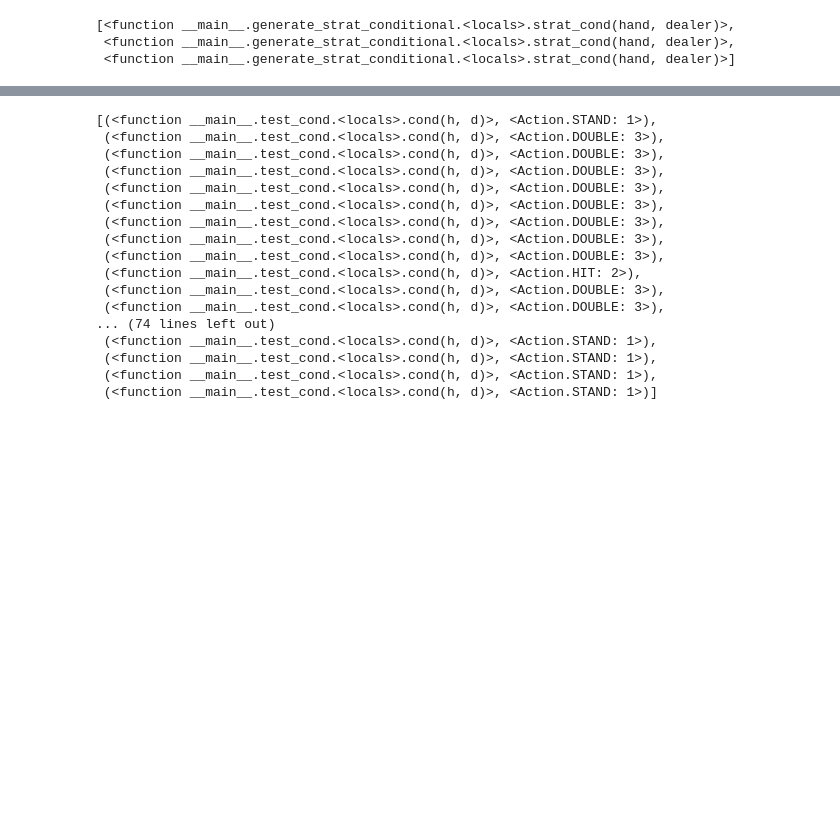
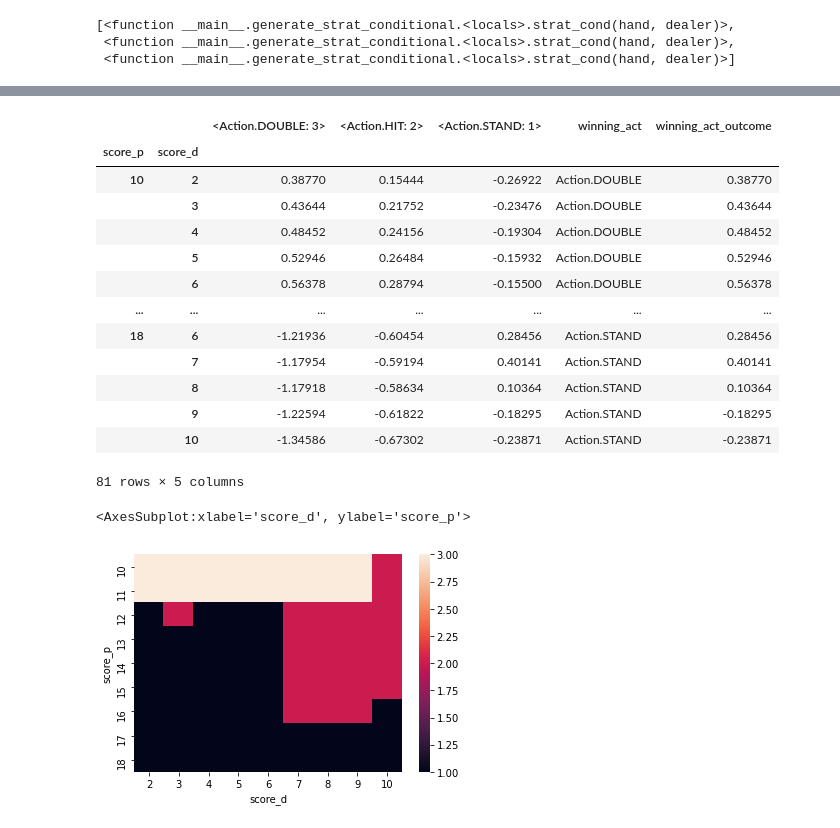
Before and after one commit to sdvinay/blackjack, a Jupyter notebook: Blackjack_sim.ipynb, the cells around one changed output, grey strips where cells are left out. Drawn from its saved outputs; the diff is of its cells as text; code cells hidden in the pictures; blank space fills up the shorter version.

Commit message:
Visualizations for strategies

```diff
--- a/Blackjack_sim.ipynb
+++ b/Blackjack_sim.ipynb
@@ -482,9 +477,18 @@ strategy
 def find_winning_action(score_p, score_d, n):
     cond, summary = test_cond(score_p, score_d, n)
     outcomes = summary['mean_outcome']
+    # Find the winning strategy
     winner = outcomes[outcomes==outcomes.max()].index[0]
     winning_act = [a for a in ACTIONS if repr(a)==winner][0]
-    return (cond, winning_act)
+
+    # Convert results to a dict
+    run = outcomes.to_dict()
+    run['score_p'] = score_p
+    run['score_d'] = score_d
+    run['winning_act'] = winning_act
+    run['winning_act_outcome'] = outcomes.max()
+
+    return (cond, run)
 
 find_winning_action(10, 6, 200)
 # %% [output]
@@ -517,0 +511,3 @@ strategy
+# %%
+conds = [find_winning_action(p, d, 100*1000) for p in range(10, 19) for d in range(2, 11)]
+conds
@@ -518,20 +532,24 @@ strategy
 # %%
-conds
+outputs = pd.DataFrame([data for _, data in conds]).set_index(['score_p', 'score_d'])
+outputs
 # %% [output]
+|  |  | <Action.DOUBLE: 3> | <Action.HIT: 2> | <Action.STAND: 1> | winning_act | winning_act_outcome |
+| score_p | score_d |  |  |  |  |  |
+| 10 | 2 | 0.38770 | 0.15444 | -0.26922 | Action.DOUBLE | 0.38770 |
+|  | 3 | 0.43644 | 0.21752 | -0.23476 | Action.DOUBLE | 0.43644 |
+|  | 4 | 0.48452 | 0.24156 | -0.19304 | Action.DOUBLE | 0.48452 |
+|  | 5 | 0.52946 | 0.26484 | -0.15932 | Action.DOUBLE | 0.52946 |
+|  | 6 | 0.56378 | 0.28794 | -0.15500 | Action.DOUBLE | 0.56378 |
+| ... | ... | ... | ... | ... | ... | ... |
+| 18 | 6 | -1.21936 | -0.60454 | 0.28456 | Action.STAND | 0.28456 |
+|  | 7 | -1.17954 | -0.59194 | 0.40141 | Action.STAND | 0.40141 |
+|  | 8 | -1.17918 | -0.58634 | 0.10364 | Action.STAND | 0.10364 |
+|  | 9 | -1.22594 | -0.61822 | -0.18295 | Action.STAND | -0.18295 |
+|  | 10 | -1.34586 | -0.67302 | -0.23871 | Action.STAND | -0.23871 |
-[(<function __main__.test_cond.<locals>.cond(h, d)>, <Action.STAND: 1>),
- (<function __main__.test_cond.<locals>.cond(h, d)>, <Action.DOUBLE: 3>),
- (<function __main__.test_cond.<locals>.cond(h, d)>, <Action.DOUBLE: 3>),
- (<function __main__.test_cond.<locals>.cond(h, d)>, <Action.DOUBLE: 3>),
- (<function __main__.test_cond.<locals>.cond(h, d)>, <Action.DOUBLE: 3>),
- (<function __main__.test_cond.<locals>.cond(h, d)>, <Action.DOUBLE: 3>),
- (<function __main__.test_cond.<locals>.cond(h, d)>, <Action.DOUBLE: 3>),
- (<function __main__.test_cond.<locals>.cond(h, d)>, <Action.DOUBLE: 3>),
- (<function __main__.test_cond.<locals>.cond(h, d)>, <Action.DOUBLE: 3>),
- (<function __main__.test_cond.<locals>.cond(h, d)>, <Action.HIT: 2>),
- (<function __main__.test_cond.<locals>.cond(h, d)>, <Action.DOUBLE: 3>),
- (<function __main__.test_cond.<locals>.cond(h, d)>, <Action.DOUBLE: 3>),
-... (74 lines left out)
- (<function __main__.test_cond.<locals>.cond(h, d)>, <Action.STAND: 1>),
- (<function __main__.test_cond.<locals>.cond(h, d)>, <Action.STAND: 1>),
- (<function __main__.test_cond.<locals>.cond(h, d)>, <Action.STAND: 1>),
- (<function __main__.test_cond.<locals>.cond(h, d)>, <Action.STAND: 1>)]
+81 rows × 5 columns
+# %%
+# Visualize the winning action by starting condition
+sns.heatmap(outputs['winning_act'].apply(lambda x: x.value).unstack())
+# %% [output]
+<AxesSubplot:xlabel='score_d', ylabel='score_p'>
+[figure, added]
```
Also changed, not shown: parts of 23 cells of this notebook.
